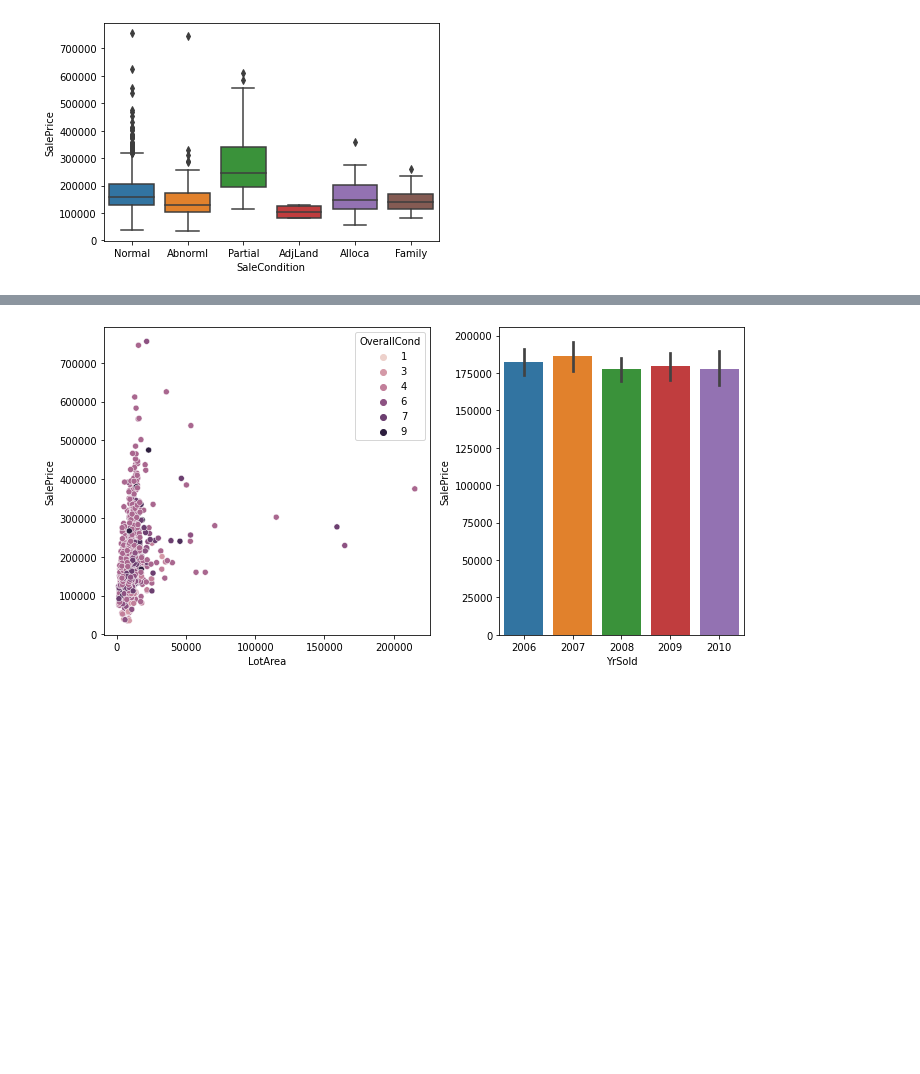
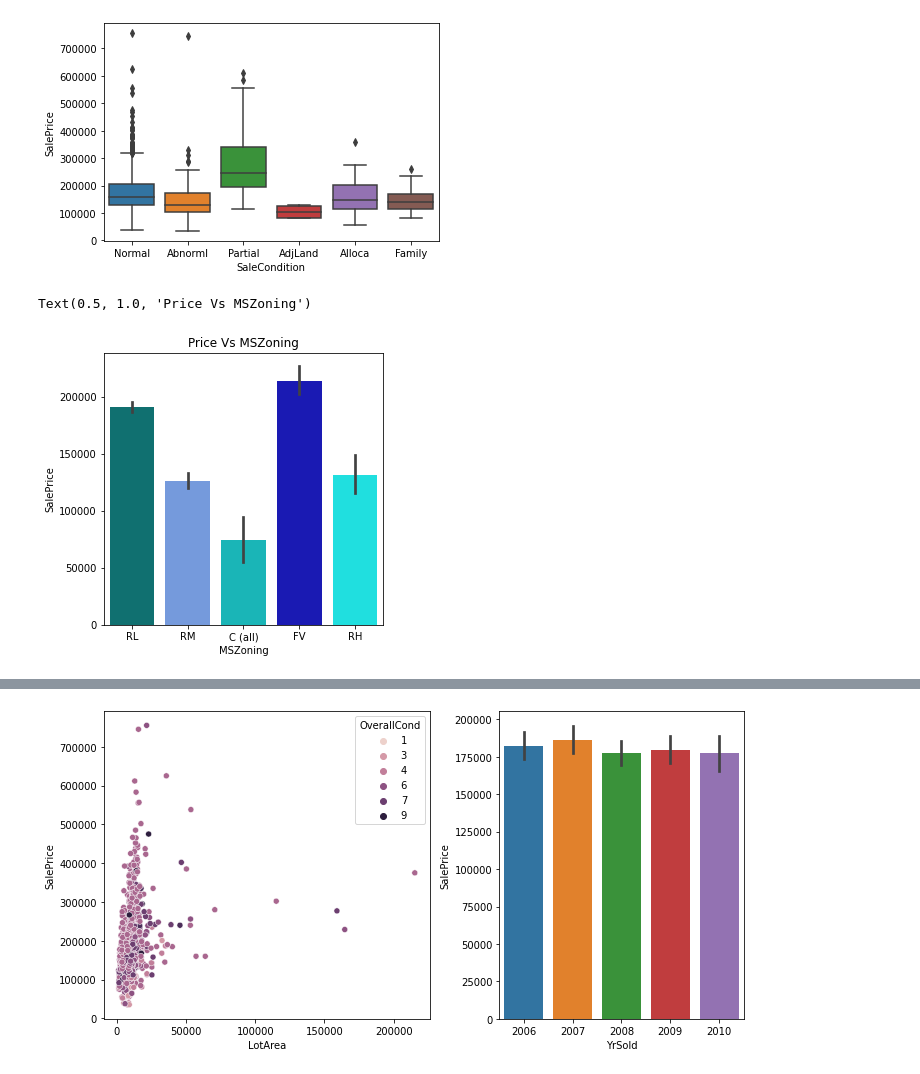
Before and after one commit to argentteb/argentteb.github.io, a Jupyter notebook: ProyectoDS_ParteIII_ArgentoCaputo.ipynb, the cells around one changed output, grey strips where cells are left out. Cells and saved outputs as stored; diff of their text form; code cells hidden in the pictures; blank space fills up the shorter version.

```diff
--- a/ProyectoDS_ParteIII_ArgentoCaputo.ipynb
+++ b/ProyectoDS_ParteIII_ArgentoCaputo.ipynb
@@ -43,8 +45,13 @@ from bokeh import *
 # %%
+#Para comenzar el análisis, el primer paso es extraer el dataset
+
 drive.mount('/content/gdrive')
 %cd '/content/gdrive/MyDrive/Coderhouse-DS/Argento-CaputoRoman_TrabajoFinal/TrabajoFinal_Datasets/House_prices'
 
+df1 = pd.read_csv('train.csv',sep = ',')
 df = pd.read_csv('train.csv',sep = ',').drop(columns = 'MSZoning')
+
+#Vamos a conocer la estructura de nuestra data
 df.head
 # %% [output]
 Drive already mounted at /content/gdrive; to attempt to forcibly remount, call drive.mount("/content/gdrive", force_remount=True).
@@ -101,3 +112,14 @@ plt.legend(loc='best', facecolor='w', fontsize=9)
 Price_vs_SaleCond = sns.boxplot(x="SaleCondition", y="SalePrice", data=df)
 # %% [output]
 [figure]
+# %%
+#¿Qué relación existe entre el tipo de emplazamiento de la vivienda y su precio?
+#Con el gráfico de barras observaremos la media del precio de cada venta de cada categoría de emplazamiento
+
+f, axs = plt.subplots(figsize=(5, 5))
+color=['teal', 'cornflowerblue','darkturquoise','mediumblue', 'cyan']
+Price_vs_SaleCond = sns.barplot(x="MSZoning", y="SalePrice", data=df1, palette=color)
+plt.title("Price Vs MSZoning")
+# %% [output]
+Text(0.5, 1.0, 'Price Vs MSZoning')
+[figure, added]
```
Also changed, not shown: parts of 33 cells of this notebook.
